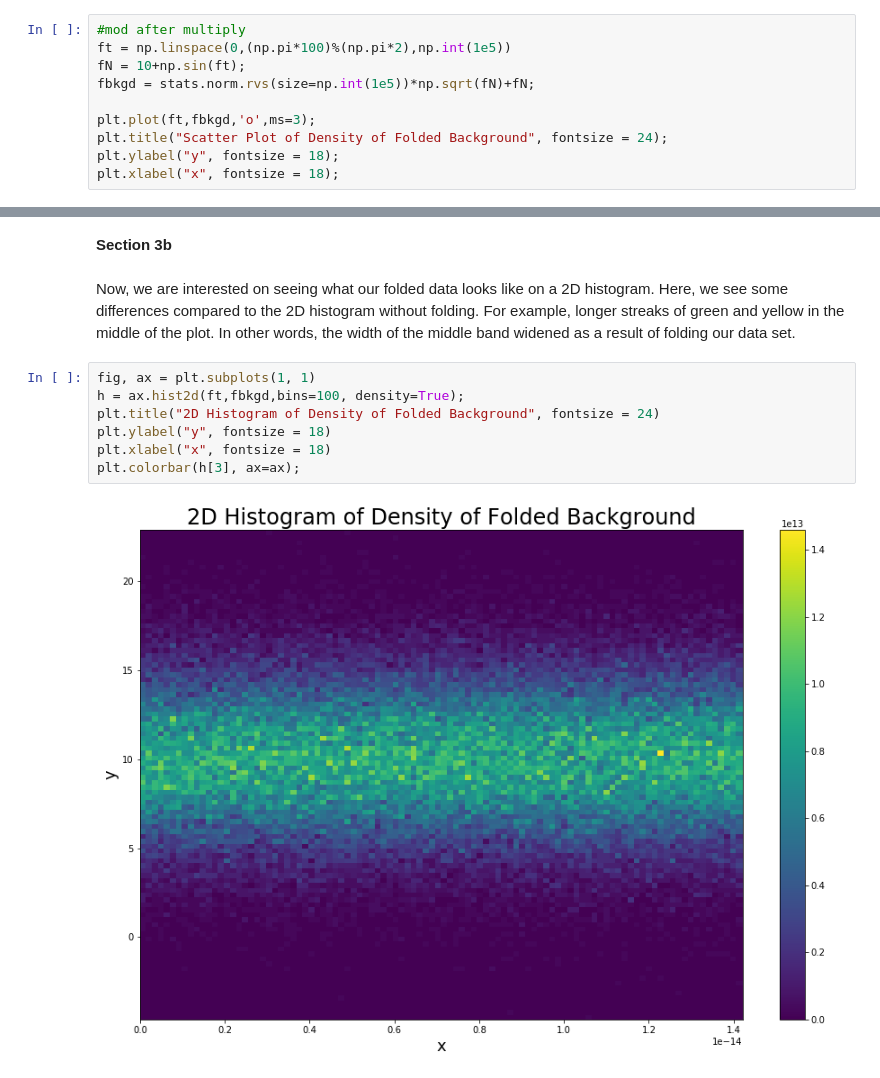
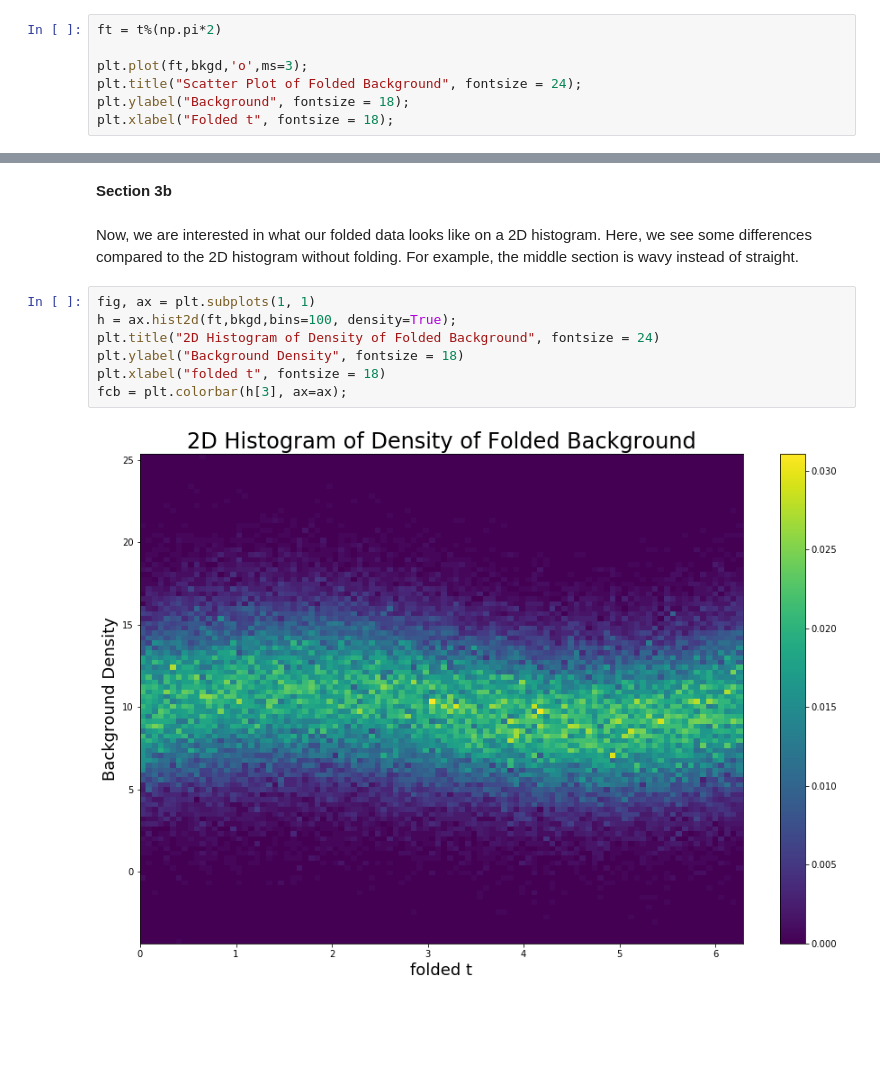
Before and after one commit to DerrickNguyenUW/PHYS434, a Jupyter notebook: HW4.ipynb, the cells around one changed output, grey strips where cells are left out. Cells and saved outputs as stored; diff of their text form; blank space fills up the shorter version.

```diff
--- a/HW4.ipynb
+++ b/HW4.ipynb
@@ -99,13 +101,10 @@ Now, we will be practicing data folding. We will fold the data at some periodic
 # %% [markdown]
 Here, we want to change our time variable by folding it at a period of $2\pi$. Now, we want to see what our entire folded data set looks like on a scatter plot.
 # %%
-#mod after multiply
-ft = np.linspace(0,(np.pi*100)%(np.pi*2),np.int(1e5))
-fN = 10+np.sin(ft);
-fbkgd = stats.norm.rvs(size=np.int(1e5))*np.sqrt(fN)+fN;
+ft = t%(np.pi*2)
 
-plt.plot(ft,fbkgd,'o',ms=3);
-plt.title("Scatter Plot of Density of Folded Background", fontsize = 24);
-plt.ylabel("y", fontsize = 18);
-plt.xlabel("x", fontsize = 18);
+plt.plot(ft,bkgd,'o',ms=3);
+plt.title("Scatter Plot of Folded Background", fontsize = 24);
+plt.ylabel("Background", fontsize = 18);
+plt.xlabel("Folded t", fontsize = 18);
 # %% [output]
@@ -125,13 +112,13 @@ plt.xlabel("x", fontsize = 18);
 # %% [markdown]
 **Section 3b**
 # %% [markdown]
-Now, we are interested on seeing what our folded data looks like on a 2D histogram. Here, we see some differences compared to the 2D histogram without folding. For example, longer streaks of green and yellow in the middle of the plot. In other words, the width of the middle band widened as a result of folding our data set.
+Now, we are interested in what our folded data looks like on a 2D histogram. Here, we see some differences compared to the 2D histogram without folding. For example, the middle section is wavy instead of straight.
 # %%
 fig, ax = plt.subplots(1, 1)
-h = ax.hist2d(ft,fbkgd,bins=100, density=True);
+h = ax.hist2d(ft,bkgd,bins=100, density=True);
 plt.title("2D Histogram of Density of Folded Background", fontsize = 24)
-plt.ylabel("y", fontsize = 18)
-plt.xlabel("x", fontsize = 18)
-plt.colorbar(h[3], ax=ax);
+plt.ylabel("Background Density", fontsize = 18)
+plt.xlabel("folded t", fontsize = 18)
+fcb = plt.colorbar(h[3], ax=ax);
 # %% [output]
-[figure, old version]
+[figure, new version]
```
Also changed, not shown: parts of 10 cells of this notebook.
